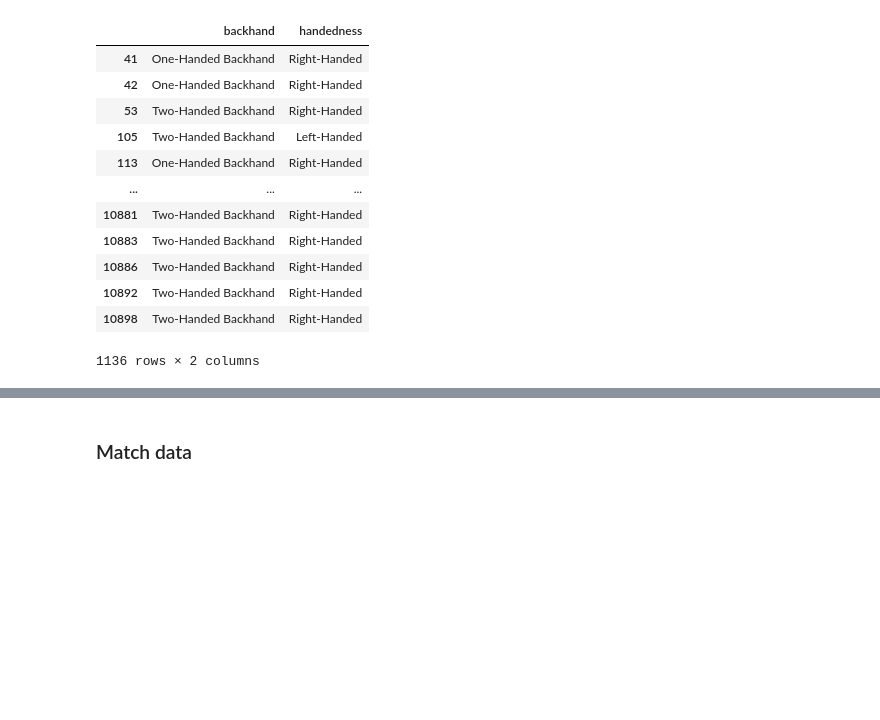
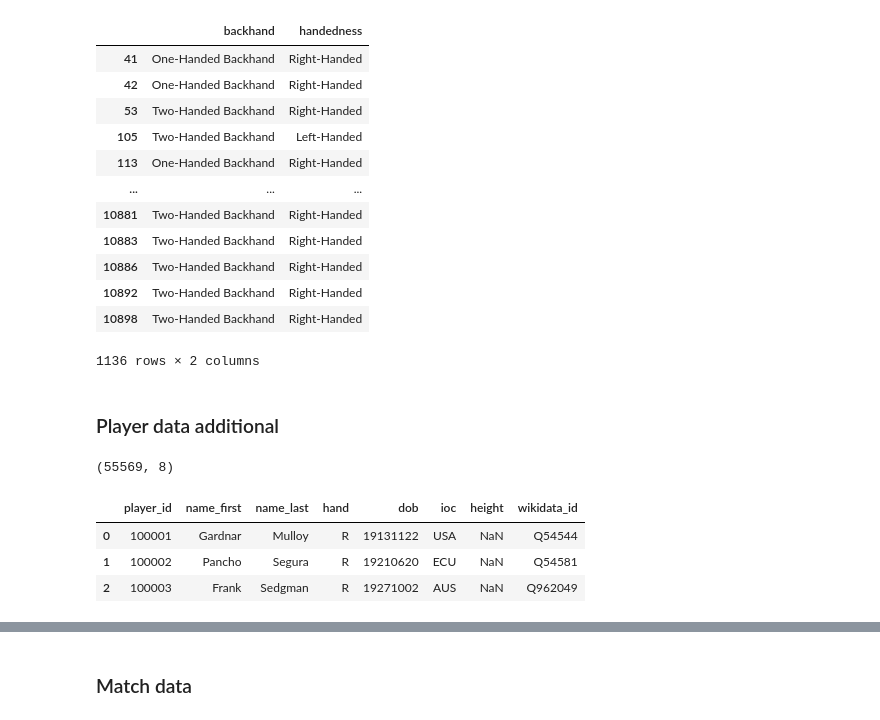
Before and after one commit to Shakhtery/data-mining, a Jupyter notebook: Data_Understanding.ipynb, the cells around one changed output, grey strips where cells are left out. Saved outputs shown, nothing was run; the diff lists cells and outputs as text; code cells hidden in the pictures; blank space fills up the shorter version.

```diff
--- a/Data_Understanding.ipynb
+++ b/Data_Understanding.ipynb
@@ -73,3 +77,18 @@ player_data[~player_data["backhand"].isnull()][["backhand", "handedness"]]
 | 10892 | Two-Handed Backhand | Right-Handed |
 | 10898 | Two-Handed Backhand | Right-Handed |
 1136 rows × 2 columns
+# %% [markdown]
+### Player data additional
+# %%
+# Player_data_additional shape
+player_data_additional.shape
+# %% [output]
+(55569, 8)
+# %%
+# Entries
+player_data_additional.head(3)
+# %% [output]
+|  | player_id | name_first | name_last | hand | dob | ioc | height | wikidata_id |
+| 0 | 100001 | Gardnar | Mulloy | R | 19131122 | USA | NaN | Q54544 |
+| 1 | 100002 | Pancho | Segura | R | 19210620 | ECU | NaN | Q54581 |
+| 2 | 100003 | Frank | Sedgman | R | 19271002 | AUS | NaN | Q962049 |
```
Also changed, not shown: parts of 15 cells of this notebook, 1 other file.
